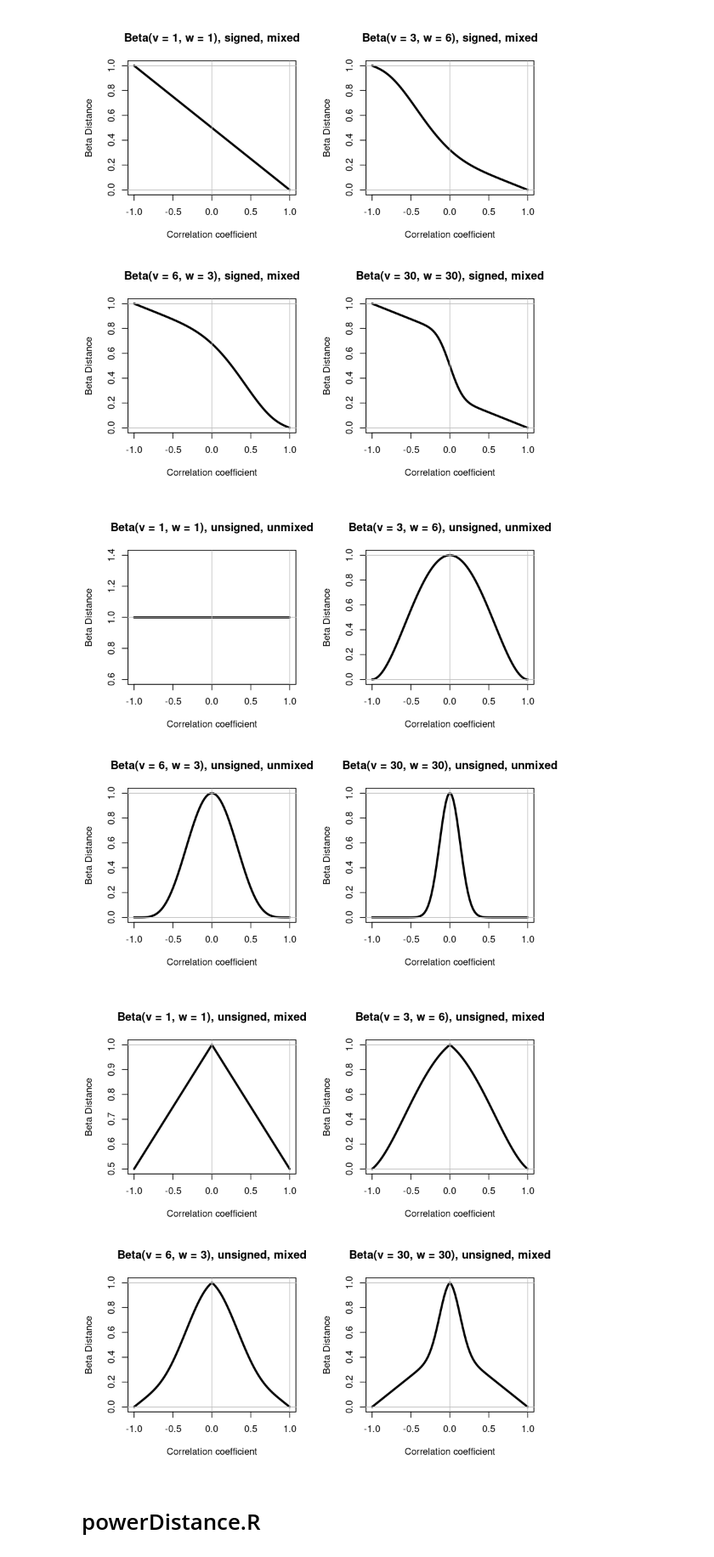
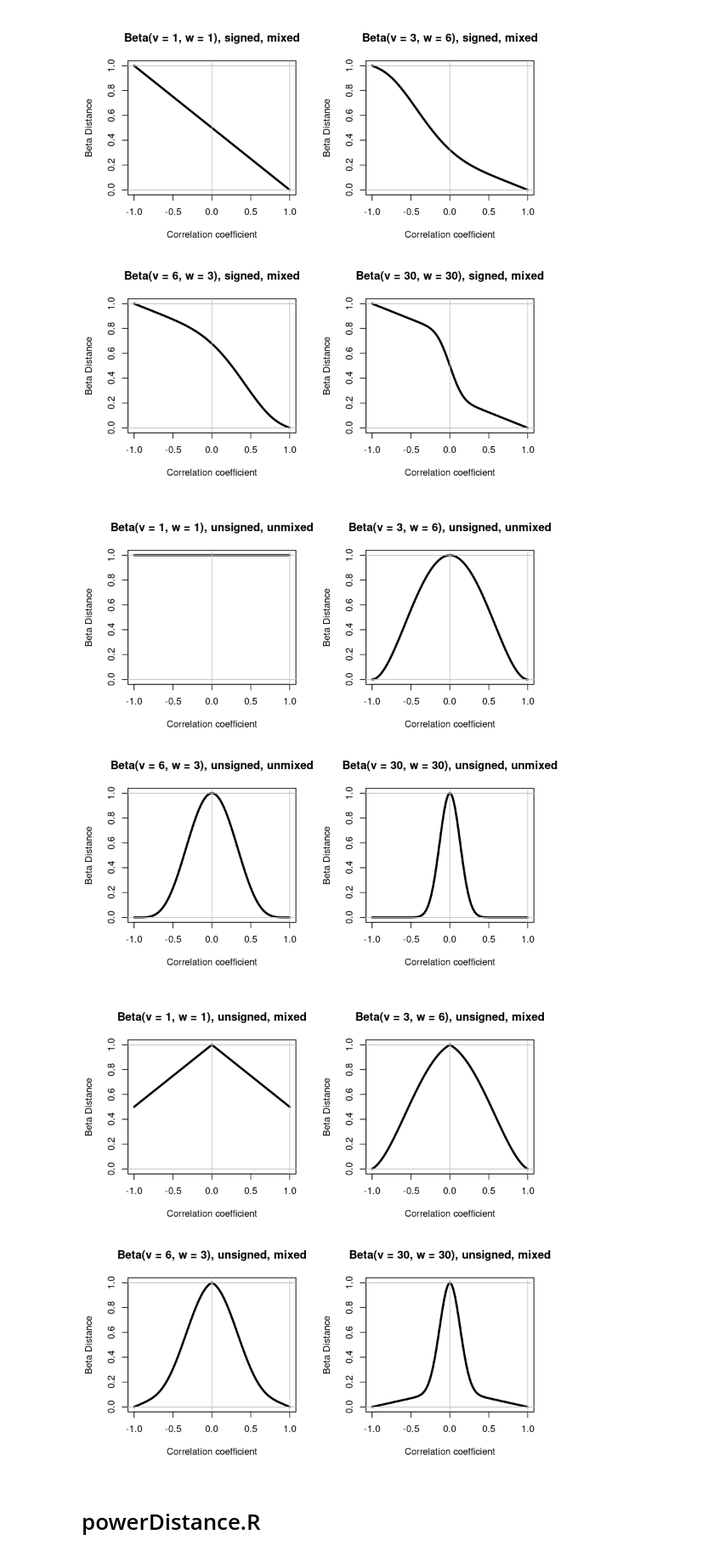
Before and after one commit to longevity-consortium/standardcor, a Jupyter notebook: vignettes/Testing.ipynb, the cells around one changed output. Shown at 85% size. Cells and saved outputs as stored; diff of their text form; code cells hidden in the pictures.

```diff
--- a/vignettes/Testing.ipynb
+++ b/vignettes/Testing.ipynb
@@ -77,53 +77,53 @@ R <- c(-100:100)/100 ; R <- ifelse(R < -1, -1, ifelse(1 < R, 1, R))
 
 par(mfrow=c(2,2))
 
-plot(R,betaDistance(R,1,1,mix=0),type='l',lwd=3,
+plot(R,betaDistance(R,1,1,mix=0),type='l',lwd=3, ylim=c(0,1),
      xlab="Correlation coefficient", ylab="Beta Distance",
     main = "Beta(v = 1, w = 1), unsigned, unmixed")
 abline(h=c(-1:1),col='grey') ; abline(v=c(0,1),col='grey')
 
-plot(R,betaDistance(R, 3, 6, mix=0),type='l',lwd=3,
+plot(R,betaDistance(R, 3, 6, mix=0),type='l',lwd=3, ylim=c(0,1),
      xlab="Correlation coefficient", ylab="Beta Distance",
     main = "Beta(v = 3, w = 6), unsigned, unmixed")
 abline(h=c(-1:1),col='grey') ; abline(v=c(0,1),col='grey')
 
-plot(R,betaDistance(R, 6, 3, mix=0),type='l',lwd=3,
+plot(R,betaDistance(R, 6, 3, mix=0),type='l',lwd=3, ylim=c(0,1),
      xlab="Correlation coefficient", ylab="Beta Distance",
     main = "Beta(v = 6, w = 3), unsigned, unmixed")
 abline(h=c(-1:1),col='grey') ; abline(v=c(0,1),col='grey')
 
-plot(R,betaDistance(R, 30, 30,mix=0),type='l',lwd=3,
+plot(R,betaDistance(R, 30, 30,mix=0),type='l',lwd=3, ylim=c(0,1),
      xlab="Correlation coefficient", ylab="Beta Distance",
     main = "Beta(v = 30, w = 30), unsigned, unmixed")
 abline(h=c(-1:1),col='grey') ; abline(v=c(0,1),col='grey')
 # %% [output]
-[figure, old version]
+[figure, new version]
 # %%
 R <- c(-100:100)/100 ; R <- ifelse(R < -1, -1, ifelse(1 < R, 1, R))
 
 par(mfrow=c(2,2))
 
-plot(R,betaDistance(R,1,1),type='l',lwd=3,
+plot(R,betaDistance(R,1,1),type='l',lwd=3, ylim=c(0,1),
      xlab="Correlation coefficient", ylab="Beta Distance",
     main = "Beta(v = 1, w = 1), unsigned, mixed")
 abline(h=c(-1:1),col='grey') ; abline(v=c(0,1),col='grey')
 
-plot(R,betaDistance(R, 3, 6),type='l',lwd=3,
+plot(R,betaDistance(R, 3, 6),type='l',lwd=3, ylim=c(0,1),
      xlab="Correlation coefficient", ylab="Beta Distance",
     main = "Beta(v = 3, w = 6), unsigned, mixed")
 abline(h=c(-1:1),col='grey') ; abline(v=c(0,1),col='grey')
 
-plot(R,betaDistance(R, 6, 3),type='l',lwd=3,
+plot(R,betaDistance(R, 6, 3),type='l',lwd=3, ylim=c(0,1),
      xlab="Correlation coefficient", ylab="Beta Distance",
     main = "Beta(v = 6, w = 3), unsigned, mixed")
 abline(h=c(-1:1),col='grey') ; abline(v=c(0,1),col='grey')
 
-plot(R,betaDistance(R, 30, 30),type='l',lwd=3,
+plot(R,betaDistance(R, 30, 30),type='l',lwd=3, ylim=c(0,1),
      xlab="Correlation coefficient", ylab="Beta Distance",
     main = "Beta(v = 30, w = 30), unsigned, mixed")
 abline(h=c(-1:1),col='grey') ; abline(v=c(0,1),col='grey')
 # %% [output]
-[figure, old version]
+[figure, new version]
 # %% [markdown]
 # powerDistance.R
 # %%
```
Also changed, not shown: parts of 8 cells of this notebook, 1 other file.
